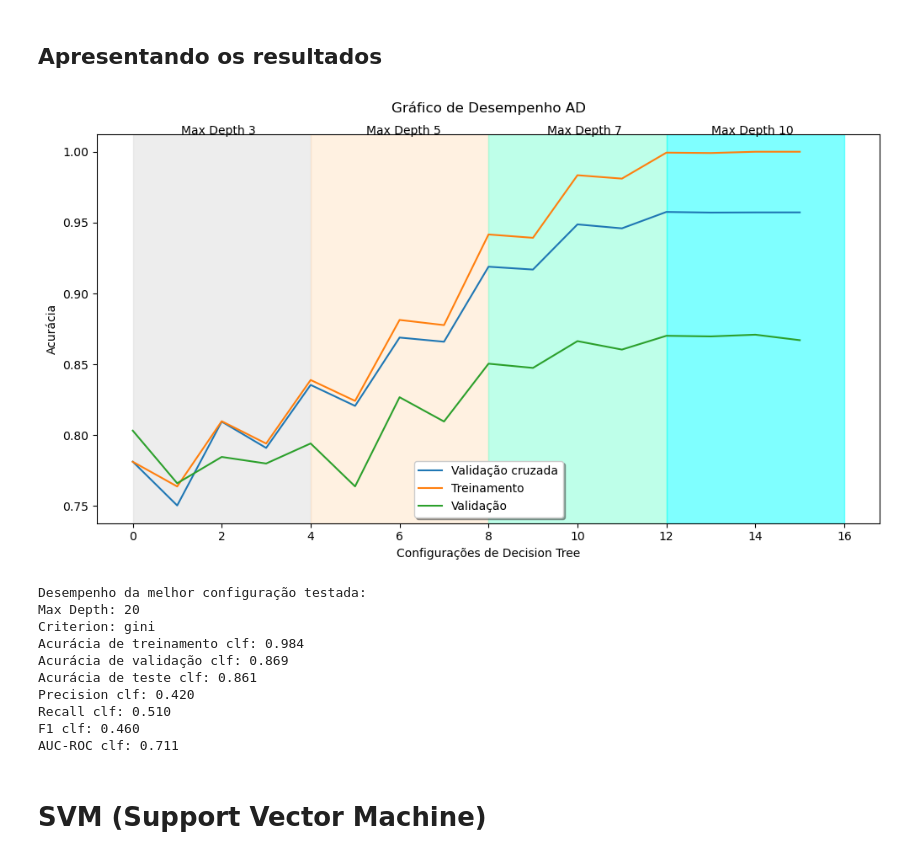
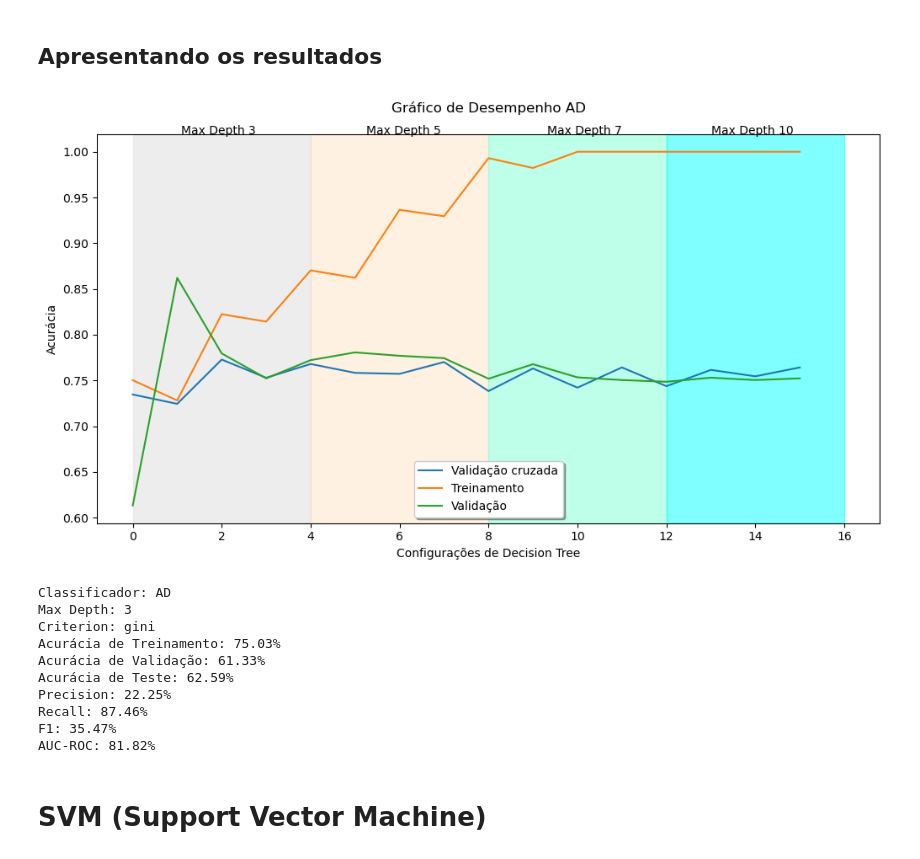
Before and after one commit to gabrieldadcarvalho/machine_learning, a Jupyter notebook: pjt_final/4_modeling.ipynb, the cells around one changed output. Saved outputs shown, nothing was run; the diff lists cells and outputs as text; code cells hidden in the pictures.

```diff
--- a/pjt_final/4_modeling.ipynb
+++ b/pjt_final/4_modeling.ipynb
@@ -124,19 +115,19 @@ X.head()
 # %% [markdown]
 Como mencionado na seção de entendimento do negócio, a criação de modelos de aprendizado de máquina para grandes volumes de dados exige uma capacidade computacional significativa. No entanto, devido às limitações do hardware disponível, que consiste em um notebook online da Deepnote com 2 vCPUs e 5 GB de memória RAM, vamos utilizar apenas 5% da base de dados para a construção dos nossos modelos. Essa abordagem visa otimizar o desempenho e garantir a viabilidade das análises dentro das restrições de hardware impostas.
 # %%
-X_sample = X.sample(frac=1, random_state=1)
+X_sample = X.sample(frac=0.3, random_state=1)
 y_sample = y.loc[X_sample.index]
 # %% [markdown]
 # Separação Dados Teste, Vadaliação e Treinamento
 # %%
 # Construindo conjuntos de treinamento, validação e teste
-X_train, X_test, y_train, y_test = train_test_split(X, y, test_size=0.2, random_state=10)
+X_train, X_test, y_train, y_test = train_test_split(X_sample, y_sample, test_size=0.2, random_state=10)
 
 X_train, X_valid, y_train, y_valid = train_test_split(X_train, y_train, test_size=0.25, random_state=10)
 
 # Balanceamento do dataset utilizando SMOTE
-ros = RandomOverSampler(random_state=42)
-X_train, y_train = ros.fit_resample(X_train, y_train)
+rus = RandomUnderSampler(random_state=42)
+X_train, y_train = rus.fit_resample(X_train, y_train)
 
 # Inicializar uma lista para armazenar os resultados de cada classificador
 results = []
@@ -251,9 +270,9 @@ for depth in max_depth_range:
         # Armazenando as métricas
         dt_scores_train.append(dt.score(X_train, y_train))
         dt_scores_valid.append(dt.score(X_valid, y_valid))
-        dt_precisions.append(precision_score(y_valid, y_valid_pred, pos_label=1))
-        dt_recalls.append(recall_score(y_valid, y_valid_pred, pos_label=1))
-        dt_f1s.append(f1_score(y_valid, y_valid_pred, pos_label=1))
+        dt_precisions.append(precision_score(y_valid, y_valid_pred))
+        dt_recalls.append(recall_score(y_valid, y_valid_pred))
+        dt_f1s.append(f1_score(y_valid, y_valid_pred))
         dt_aucs.append(roc_auc_score(y_valid, y_valid_prob))
 
 # Encontrando a melhor configuração testada
@@ -278,58 +297,55 @@ plt.axvspan(6*len(criterion_range), 8*len(criterion_range), color='cyan', alpha=
 plt.annotate('Max Depth 3', xy=(170, 515), xycoords='figure pixels')
 plt.annotate('Max Depth 5', xy=(390, 515), xycoords='figure pixels')
 plt.annotate('Max Depth 7', xy=(605, 515), xycoords='figure pixels')
 plt.annotate('Max Depth 10', xy=(800, 515), xycoords='figure pixels')
 # plt.annotate(st_out, xy=(720, 460), xycoords='figure pixels', xytext=(-40, -70), textcoords='offset points',
 #         arrowprops=dict(arrowstyle="->", connectionstyle="angle3,angleA=0,angleB=-95"))
 
 plt.legend(('Validação cruzada', 'Treinamento', 'Validação'), loc='lower center', shadow=True)
 plt.xlabel('Configurações de Decision Tree')
 plt.ylabel('Acurácia')
 plt.title('Gráfico de Desempenho AD\n')
 plt.show()
 
-# Desempenho da melhor configuração
 clf = DecisionTreeClassifier(max_depth=max_depth_range[the_best_depth], criterion=criterion_range[the_best_criterion], random_state=10)
 clf.fit(X_train, y_train)
-print("Desempenho da melhor configuração testada:")
-print("Max Depth: %s" % max_depth_range[the_best_depth])
-print("Criterion: %s" % criterion_range[the_best_criterion])
-print("Acurácia de treinamento clf: %0.3f" % clf.score(X_train, y_train))
-print("Acurácia de validação clf: %0.3f" % clf.score(X_valid, y_valid))
-print("Acurácia de teste clf: %0.3f" % clf.score(X_test, y_test))
-print("Precision clf: %0.3f" % precision_score(y_test, clf.predict(X_test), pos_label=1))
-print("Recall clf: %0.3f" % recall_score(y_test, clf.predict(X_test), pos_label=1))
-print("F1 clf: %0.3f" % f1_score(y_test, clf.predict(X_test), pos_label=1))
-print("AUC-ROC clf: %0.3f" % roc_auc_score(y_test, clf.predict_proba(X_test)[:, 1]))
 
 # Definir um dicionário para armazenar os resultados atuais
 current_results_decision_tree = {
     "Classificador": "AD",
     "Max Depth": max_depth_range[the_best_depth],
     "Criterion": criterion_range[the_best_criterion],
     "Acurácia de Treinamento": clf.score(X_train, y_train),
     "Acurácia de Validação": clf.score(X_valid, y_valid),
     "Acurácia de Teste": clf.score(X_test, y_test),
-    "Precision": precision_score(y_test, clf.predict(X_test), pos_label=1),
-    "Recall": recall_score(y_test, clf.predict(X_test), pos_label=1),
-    "F1": f1_score(y_test, clf.predict(X_test), pos_label=1),
+    "Precision": precision_score(y_test, clf.predict(X_test)),
+    "Recall": recall_score(y_test, clf.predict(X_test)),
+    "F1": f1_score(y_test, clf.predict(X_test)),
     "AUC-ROC": roc_auc_score(y_test, clf.predict_proba(X_test)[:, 1])
 }
 
+# Exibir os resultados
+for metric, value in current_results_decision_tree.items():
+    if isinstance(value, float):
+        print(f"{metric}: {value * 100:.2f}%")
+    else:
+        print(f"{metric}: {value}")
+
+
 # Adicionar os resultados do DT à lista de resultados
 results.append(current_results_decision_tree)
 # %% [output]
-[figure, old version]
+[figure, new version]
-Desempenho da melhor configuração testada:
-Max Depth: 20
+Classificador: AD
+Max Depth: 3
 Criterion: gini
-Acurácia de treinamento clf: 0.984
-Acurácia de validação clf: 0.869
-Acurácia de teste clf: 0.861
-Precision clf: 0.420
-Recall clf: 0.510
-F1 clf: 0.460
-AUC-ROC clf: 0.711
+Acurácia de Treinamento: 75.03%
+Acurácia de Validação: 61.33%
+Acurácia de Teste: 62.59%
+Precision: 22.25%
+Recall: 87.46%
+F1: 35.47%
+AUC-ROC: 81.82%
 # %% [markdown]
 # SVM (Support Vector Machine)
 # %% [markdown]
```
Also changed, not shown: parts of 12 cells of this notebook, 1 other file.
